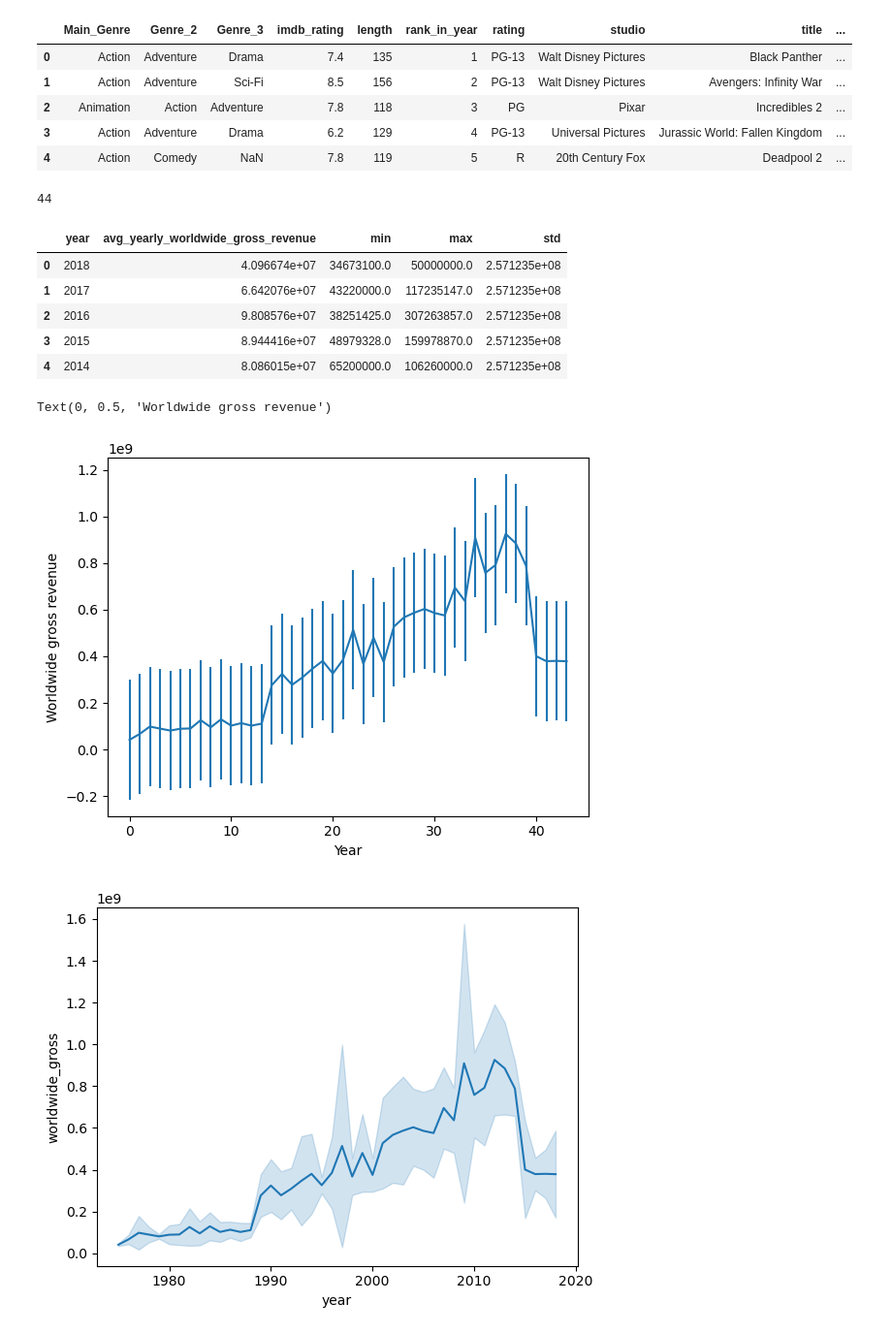
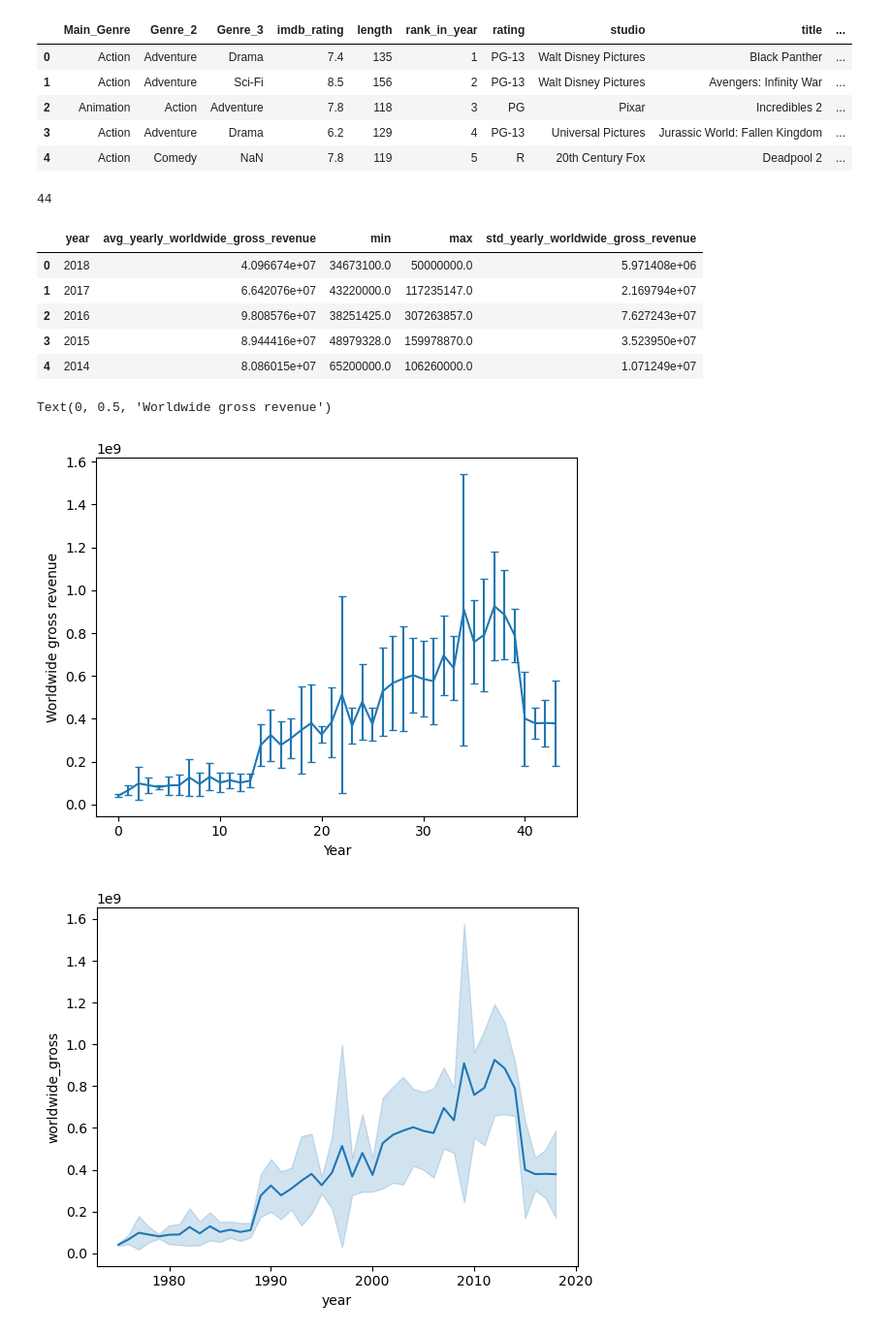
Before and after one commit to Maximelel/ADA_course, a Jupyter notebook: Exercises/02 - Data viz and data from the web/Becoming a DataVizard exercise.ipynb, the cells around one changed output. Shown: that part at 97% size. Saved outputs shown, nothing was run; the diff lists cells and outputs as text; code cells hidden in the pictures.

```diff
--- a/Exercises/02 - Data viz and data from the web/Becoming a DataVizard exercise.ipynb
+++ b/Exercises/02 - Data viz and data from the web/Becoming a DataVizard exercise.ipynb
@@ -215,28 +205,32 @@ avg_revenue['year'] = movies['year'].unique()
 avg_revenue['avg_yearly_worldwide_gross_revenue'] = movies.groupby("year").apply(lambda x : x['worldwide_gross'].mean()).values
 avg_revenue['min'] = movies.groupby("year").apply(lambda x : x['worldwide_gross'].min()).values
 avg_revenue['max'] = movies.groupby("year").apply(lambda x : x['worldwide_gross'].max()).values
-avg_revenue['std'] = np.std(avg_revenue['avg_yearly_worldwide_gross_revenue'])
+#avg_revenue['std'] = np.std(avg_revenue['avg_yearly_worldwide_gross_revenue'])  FAUX !! std of gross not of the avg
+avg_revenue['std_yearly_worldwide_gross_revenue'] = movies.groupby("year").apply(lambda x : np.std(x['worldwide_gross'])).values
 print(len(avg_revenue))
 avg_revenue.head()
 # %% [output]
 44
-|  | year | avg_yearly_worldwide_gross_revenue | min | max | std |
-| 0 | 2018 | 4.096674e+07 | 34673100.0 | 50000000.0 | 2.571235e+08 |
-| 1 | 2017 | 6.642076e+07 | 43220000.0 | 117235147.0 | 2.571235e+08 |
-| 2 | 2016 | 9.808576e+07 | 38251425.0 | 307263857.0 | 2.571235e+08 |
-| 3 | 2015 | 8.944416e+07 | 48979328.0 | 159978870.0 | 2.571235e+08 |
-| 4 | 2014 | 8.086015e+07 | 65200000.0 | 106260000.0 | 2.571235e+08 |
+|  | year | avg_yearly_worldwide_gross_revenue | min | max | std_yearly_worldwide_gross_revenue |
+| 0 | 2018 | 4.096674e+07 | 34673100.0 | 50000000.0 | 5.971408e+06 |
+| 1 | 2017 | 6.642076e+07 | 43220000.0 | 117235147.0 | 2.169794e+07 |
+| 2 | 2016 | 9.808576e+07 | 38251425.0 | 307263857.0 | 7.627243e+07 |
+| 3 | 2015 | 8.944416e+07 | 48979328.0 | 159978870.0 | 3.523950e+07 |
+| 4 | 2014 | 8.086015e+07 | 65200000.0 | 106260000.0 | 1.071249e+07 |
 # %%
 # Write your code to make plot with errorbars here
 #yerr = np.array([avg_revenue['min'].values, avg_revenue['max'].values])
 #print(np.shape(yerr))
-yerr = np.std(avg_revenue['avg_yearly_worldwide_gross_revenue'])
-plt.errorbar(avg_revenue.index, avg_revenue['avg_yearly_worldwide_gross_revenue'], yerr= yerr, label='Average Revenue')
+yerr = avg_revenue['std_yearly_worldwide_gross_revenue']
+plt.errorbar(avg_revenue.index, avg_revenue['avg_yearly_worldwide_gross_revenue'],
+            yerr= yerr,
+            capsize = 3,  # pr avoir les crochets (3 = largeur des crochets)
+            label='Average Revenue')
 plt.xlabel("Year")
 plt.ylabel("Worldwide gross revenue")
 # %% [output]
 Text(0, 0.5, 'Worldwide gross revenue')
-[figure, old version]
+[figure, new version]
 # %%
 # Write your code to make filled plot here
 sns.lineplot(data=movies, x="year", y="worldwide_gross", errorbar='sd')
```
Also changed, not shown: parts of 5 cells of this notebook.
